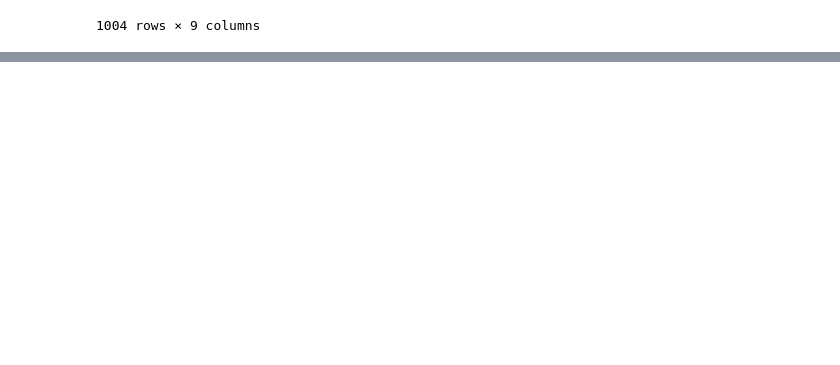
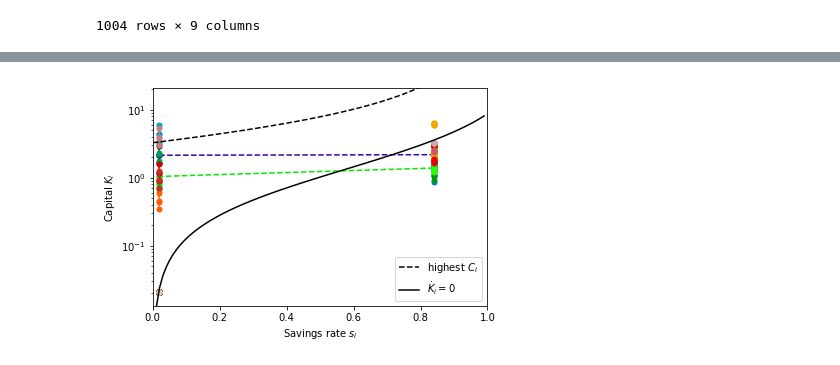
Before and after one commit to jakobkolb/pysave, a Jupyter notebook: pysave/model/Wippe.ipynb, the cells around one changed output, grey strips where cells are left out. Cells and saved outputs as stored; diff of their text form; code cells hidden in the pictures; blank space fills up the shorter version.

```diff
--- a/pysave/model/Wippe.ipynb
+++ b/pysave/model/Wippe.ipynb
@@ -120,0 +166,80 @@ Name: s, Length: 39922, dtype: object
+# %%
+# animations
+import matplotlib.animation as animation
+from IPython.display import HTML
+plt.rcParams['animation.html'] = 'html5'
+import matplotlib.colors as colors
+
+n_agents = 100
+start, stop = 0, 3000
+fig, (ax) = plt.subplots()
+ax.set_xlabel(r'Savings rate $s_i$')
+
+
+ax.set_ylabel(r'Capital $K_i$')
+#ax.set_prop_cycle(color= [plt.cm.spectral(k) for k in np.linspace(0,1,n_agents)])
+
+# ax2.set_xlabel(r'Savings rate $s_i$')
+# ax2.set_xlim((0,1))
+# ax2.set_ylim((0,100))
+
+n_points=4
+def animate(i):
+    for lnum,line in enumerate(lines):
+        if lnum < len(lines)-2:
+            line.set_data(S[i+start-n_points:i+start,lnum],K[i+start-n_points:i+start,lnum])
+            line.set_markerfacecolor(colors.rgb2hex(plt.cm.spectral((lnum+1.) / n_agents)[0:3]))
+            #line.set_alpha([0.9,0.5])
+        elif lnum < len(lines)-1:
+            line.set_data(np.arange(0,1,0.01),
+                          ((np.max(C[i+start,:])/(1.- np.arange(0,1,0.01))) -traj['wage'].values[i+start]/100.) /\
+                          (traj['r'].values[i+start]))
+
+            line.set_color('k')
+            line.set_marker('')
+            line.set_linestyle('--')
+        else:
+            line.set_data(np.arange(0,1,0.01), (traj['wage'].values[i+start]/N) / \
+                          ( (delta/100.)/np.arange(0,1,0.01)  - traj['r'].values[i+start]))
+
+            line.set_color('k')
+            line.set_marker('')
+            line.set_linestyle('-')
+
+        #ax2.hist(S[i+start,:],bins=20)
+    return tuple(lines)
+
+def init():
+    for a, line in enumerate(lines):
+        line.set_data([],[])
+        line.set_marker('o')
+        line.set_markersize(5)
+        line.set_linestyle('--')
+        #line.set_markeredgecolor('%s')
+        #line.set_color(plt.cm.spectral((a+1) / float(n_agents)))
+
+    return lines
+
+lines=[]
+for k in range(n_agents+2):
+    lobj = ax.plot([],[],
+                  color=plt.cm.spectral((k+1.) / n_agents) )[0]
+    lines.append(lobj)
+
+#x = S[start,:n_agents]
+#line, = ax.plot(x, K[start,:n_agents])
+ax.set_xlim(( 0, 1))
+ax.set_ylim((K[start:stop,:n_agents].min(), K[start:stop,:n_agents].max() ))
+ax.set_yscale('log')
+import matplotlib.lines as mlines
+dotted_line = mlines.Line2D([], [], color='k', ls='--', label=r'highest $C_i$')
+kidot = mlines.Line2D([], [], color='k', ls='-', label=r'$\dot{K}_i=0$')
+ax.legend(handles=[dotted_line,kidot],loc = 'lower right')
+
+
+#ax.legend([r'$\dot{K}_i=0$'],loc = 'lower right')
+ani = animation.FuncAnimation(fig, animate, np.arange(start, stop), init_func=init,
+                              interval=50, blit=True)
+HTML(ani.to_html5_video())
+#ani.save('Wippe_all_C.mp4')
+# %% [output]
@@ -120,0 +251 @@ Name: s, Length: 39922, dtype: object
+[figure, added]
```
Also changed, not shown: parts of 10 cells of this notebook.
